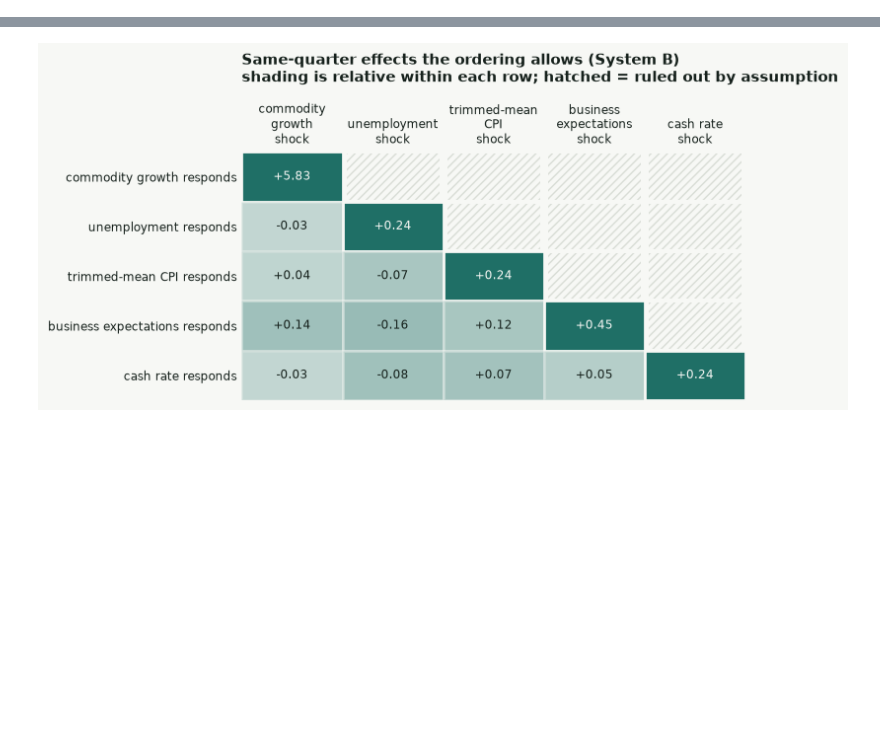
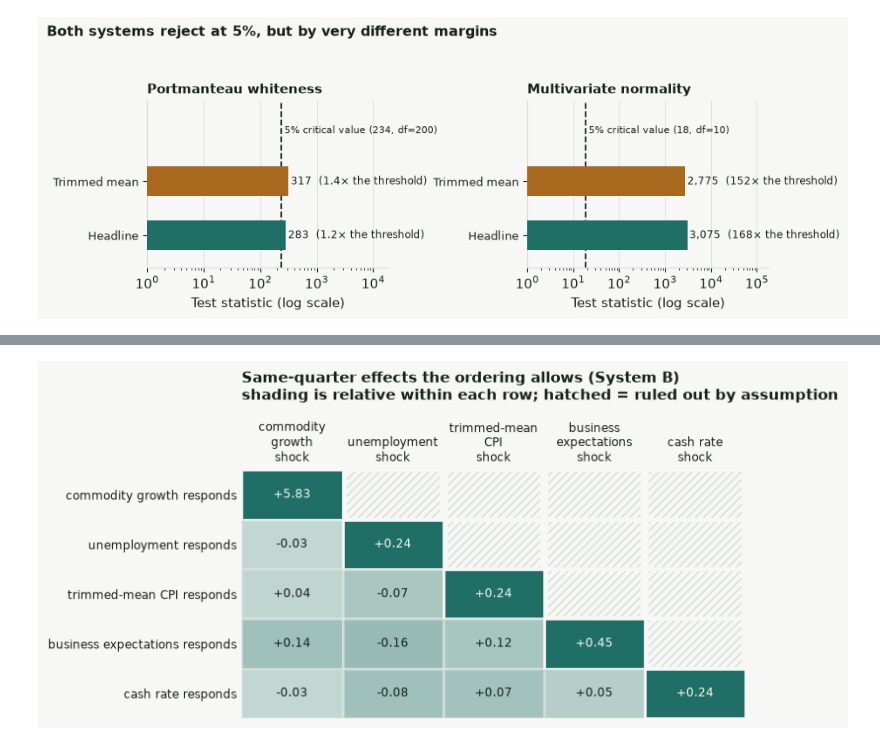
Before and after one commit to JuanVu1810/Australian-CPI-Forecast, a Jupyter notebook: book/australian_cpi_forecasting/04_modeling/44_svar.ipynb, the cells around one changed output, grey strips where cells are left out. Drawn from its saved outputs; the diff is of its cells as text; code cells hidden in the pictures; blank space fills up the shorter version.

```diff
--- a/book/australian_cpi_forecasting/04_modeling/44_svar.ipynb
+++ b/book/australian_cpi_forecasting/04_modeling/44_svar.ipynb
@@ -54,0 +73,56 @@ from IPython.display import Image, display
+# %%
+from src.models import svar
+from src.models.tableau_export import SVAR_SYSTEMS
+
+rows = []
+for system, config in SVAR_SYSTEMS.items():
+    frame = svar.load_svar_level_frame(columns=config["columns"])
+    frame = frame.loc[frame.index <= svar.FORECAST_ORIGIN_PIN]
+    fitted = svar.fit_svar(frame, ordering=config["ordering"])
+    mv = svar.svar_diagnostics(fitted).multivariate_tests.set_index("test")
+    rows.append({
+        "system": "Headline" if system == "System A" else "Trimmed mean",
+        "whiteness_stat": mv.loc["portmanteau_whiteness", "statistic"],
+        "whiteness_crit": mv.loc["portmanteau_whiteness", "critical_value"],
+        "whiteness_df": mv.loc["portmanteau_whiteness", "df"],
+        "normality_stat": mv.loc["multivariate_normality", "statistic"],
+        "normality_crit": mv.loc["multivariate_normality", "critical_value"],
+        "normality_df": mv.loc["multivariate_normality", "df"],
+    })
+diagnostics = pd.DataFrame(rows).set_index("system")
+systems = diagnostics.index.tolist()
+colors = {"Headline": ACCENT, "Trimmed mean": HIGHLIGHT}
+
+fig, axes = plt.subplots(1, 2, figsize=(9.2, 3.5))
+for ax, (key, title) in zip(axes, [("whiteness", "Portmanteau whiteness"), ("normality", "Multivariate normality")]):
+    stat, crit, df = diagnostics[f"{key}_stat"], diagnostics[f"{key}_crit"].iloc[0], int(diagnostics[f"{key}_df"].iloc[0])
+    y = np.arange(len(systems))
+    ax.barh(y, stat, color=[colors[s] for s in systems], height=0.55, zorder=3)
+    ax.axvline(crit, color=INK, linewidth=1.3, linestyle="--", zorder=2)
+    ax.text(crit, len(systems) - 0.15, f" 5% critical value ({crit:.0f}, df={df})",
+            fontsize=8, va="bottom", ha="left")
+    for yi, s in zip(y, systems):
+        val = stat[s]
+        mult = val / crit
+        mult_label = f"{mult:.1f}×" if mult < 10 else f"{mult:.0f}×"
+        ax.text(val * 1.1, yi, f"{val:,.0f}  ({mult_label} the threshold)", va="center", fontsize=8.6)
+    ax.set_xscale("log")
+    ax.set_yticks(y, systems, fontsize=9.5)
+    ax.set_xlim(1, stat.max() * 60)
+    ax.set_ylim(-0.6, len(systems) + 0.5)
+    ax.set_xlabel("Test statistic (log scale)")
+    ax.set_title(title, loc="left", fontsize=10.8, fontweight="bold")
+    ax.grid(axis="y", visible=False)
+fig.suptitle("Both systems reject at 5%, but by very different margins", x=0.01, ha="left",
+             fontsize=11.5, fontweight="bold")
+fig.tight_layout(rect=(0, 0, 1, 0.93))
+plt.show()
+
+# The "illustrative, not causal" framing above and the scenario-engine caveat (src/models/scenario.py)
+# both rest on this. If either statistic drops below its critical value, that prose needs updating.
+assert (
+    diagnostics[["whiteness_stat", "normality_stat"]].to_numpy()
+    > diagnostics[["whiteness_crit", "normality_crit"]].to_numpy()
+).all(), "a system's statistic no longer exceeds its 5% critical value"
+# %% [output]
+[figure, added]
```
Also changed, not shown: parts of 13 cells of this notebook, 12 other files.
